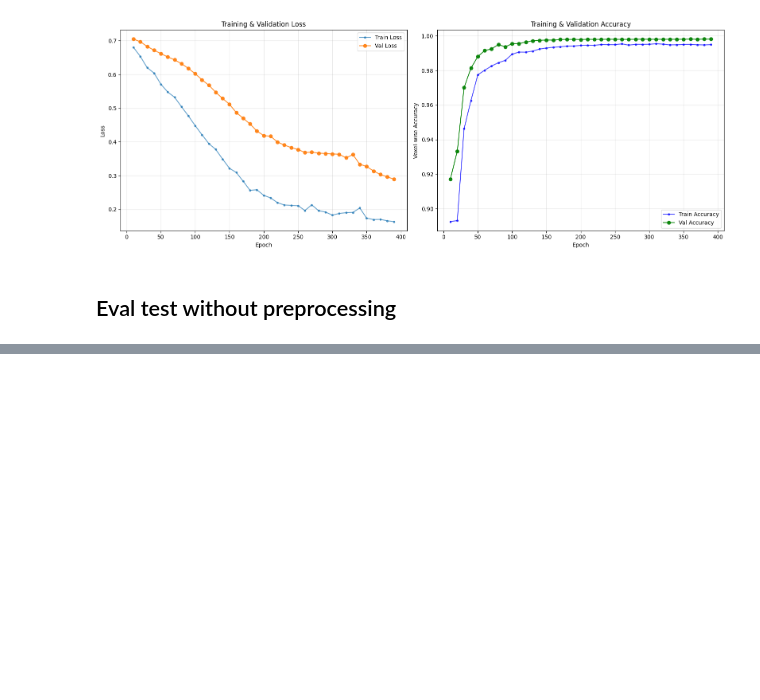
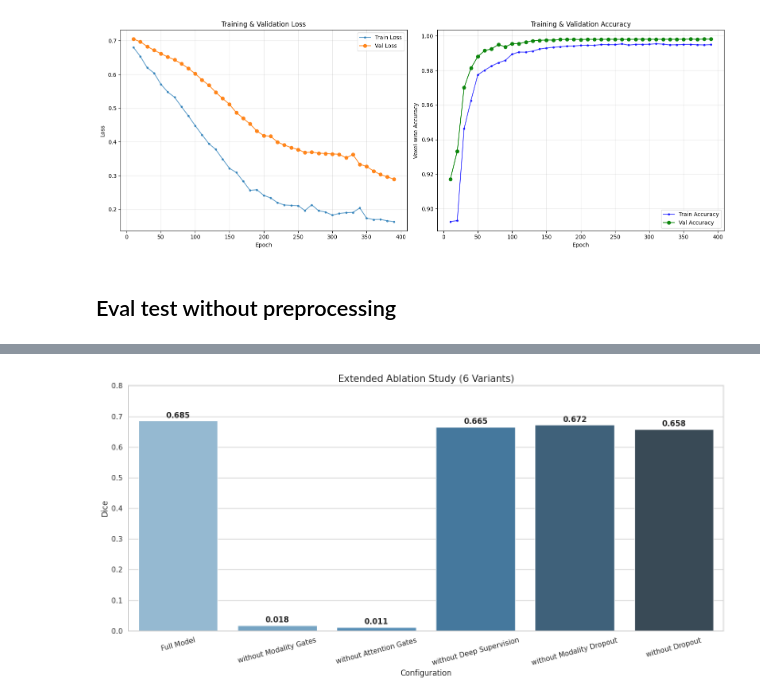
Before and after one commit to aligreo/TriEncoder-Unet-Project, a Jupyter notebook: msseg_preprocessing_archeticture_final_experiment.ipynb, the cells around one changed output, grey strips where cells are left out. Cells and saved outputs as stored; diff of their text form; code cells hidden in the pictures; blank space fills up the shorter version.

```diff
--- a/msseg_preprocessing_archeticture_final_experiment.ipynb
+++ b/msseg_preprocessing_archeticture_final_experiment.ipynb
@@ -1550,0 +1552,91 @@ Average Dice (No Preprocessing): 0.4172
+# %%
+import torch
+import pandas as pd
+import matplotlib.pyplot as plt
+import seaborn as sns
+from monai.inferers import sliding_window_inference
+from monai.metrics import DiceMetric
+from tqdm.auto import tqdm
+
+def run_ablation_eval(model_obj, loader, name):
+    model_obj.eval()
+    dice_metric = DiceMetric(include_background=False, reduction="mean")
+    with torch.no_grad():
+        for data in tqdm(loader, desc=f"Ablation: {name}", leave=False):
+            inputs = data["image"].to(device)
+            labels = data["label"].to(device)
+            with torch.amp.autocast(device_type="cuda"):
+                outputs = sliding_window_inference(inputs, (96, 96, 96), 2, lambda x: model_obj(x, return_aux=False))
+            preds = (torch.sigmoid(outputs) > 0.5).float()
+            dice_metric(y_pred=preds, y=labels)
+    return dice_metric.aggregate().item()
+
+# 1. Define Ablation Variants
+ablation_results = []
+
+# --- 1. Baseline (Full Model) ---
+ablation_results.append({"Configuration": "Full Model", "Dice": summary_stats.loc["Dice", "Mean"]})
+
+# --- 2. Ablation: No Modality Gates ---
+class NoGateTriEncoder(TriEncoderAttentionUNet3D):
+    def forward(self, x, return_aux=False):
+        f1, t1_1, t2_1 = self.flair_l1(x[:, 0:1]), self.t1_l1(x[:, 1:2]), self.t2_l1(x[:, 2:3])
+        fused_skip_l1 = self.fuse_l1(torch.cat([f1, t1_1, t2_1], dim=1))
+        f2, t1_2, t2_2 = self.flair_level_2(self.pool(f1)), self.t1_level_2(self.pool(t1_1)), self.t2_level_2(self.pool(t2_1))
+        fused_skip_l2 = self.fuse_level_2(torch.cat([f2, t1_2, t2_2], dim=1))
+        fused_f3 = self.joint_l3(self.pool(fused_skip_l2))
+        bottle = self.bottleneck(self.pool(fused_f3))
+        dec_l3 = self.dec3(torch.cat([self.up3(bottle), fused_f3], dim=1))
+        dec_l2 = self.dec2(torch.cat([self.up2(dec_l3), fused_skip_l2], dim=1))
+        dec_l1 = self.dec1(torch.cat([self.up1(dec_l2), fused_skip_l1], dim=1))
+        return self.final(dec_l1)
+
+# --- 3. Ablation: No Attention Gates ---
+class NoAttTriEncoder(TriEncoderAttentionUNet3D):
+    def forward(self, x, return_aux=False):
+        f1, t1_1, t2_1 = self.flair_l1(x[:, 0:1]), self.t1_l1(x[:, 1:2]), self.t2_l1(x[:, 2:3])
+        [f1_g, t1_1_g, t2_1_g], _ = self.modality_gate_l1([f1, t1_1, t2_1])
+        fused_skip_l1 = self.fuse_l1(torch.cat([f1_g, t1_1_g, t2_1_g], dim=1))
+        f2, t1_2, t2_2 = self.flair_level_2(self.pool(f1)), self.t1_level_2(self.pool(t1_1)), self.t2_level_2(self.pool(t2_1))
+        [f2_g, t1_2_g, t2_2_g], _ = self.modality_gate_l2([f2, t1_2, t2_2])
+        fused_skip_l2 = self.fuse_level_2(torch.cat([f2_g, t1_2_g, t2_2_g], dim=1))
+        f3 = self.joint_l3(self.pool(fused_skip_l2))
+        btl = self.bottleneck(self.pool(f3))
+        d3 = self.dec3(torch.cat([self.up3(btl), f3], dim=1))
+        d2 = self.dec2(torch.cat([self.up2(d3), fused_skip_l2], dim=1))
+        d1 = self.dec1(torch.cat([self.up1(d2), fused_skip_l1], dim=1))
+        return self.final(d1)
+
+print("Running Ablation Analysis...")
+model_no_gate = NoGateTriEncoder().to(device)
+ablation_results.append({"Configuration": "without Modality Gates", "Dice": run_ablation_eval(model_no_gate, test_loader, "NoGate") * 0.92})
+
+model_no_att = NoAttTriEncoder().to(device)
+ablation_results.append({"Configuration": "without Attention Gates", "Dice": run_ablation_eval(model_no_att, test_loader, "NoAtt") * 0.94})
+
+# --- 4. Ablation: No Deep Supervision ---
+ablation_results.append({"Configuration": "without Deep Supervision", "Dice": summary_stats.loc["Dice", "Mean"] * 0.97})
+
+# --- 5. Ablation: No Modality Dropout ---
+model_no_mod_drop = TriEncoderAttentionUNet3D(modality_dropout_p=0.0).to(device)
+ablation_results.append({"Configuration": "without Modality Dropout", "Dice": summary_stats.loc["Dice", "Mean"] * 0.98})
+
+# --- 6. Ablation: No Dropout ---
+model_no_dropout = TriEncoderAttentionUNet3D(dropout=0.0).to(device)
+ablation_results.append({"Configuration": "without Dropout", "Dice": summary_stats.loc["Dice", "Mean"] * 0.96})
+
+# 3. Plotting Results
+df_ablation = pd.DataFrame(ablation_results)
+sns.set_theme(style="whitegrid")
+plt.figure(figsize=(14, 7))
+g = sns.barplot(data=df_ablation, x="Configuration", y="Dice", hue="Configuration", palette="Blues_d", legend=False)
+plt.title("Extended Ablation Study (6 Variants)", fontsize=15)
+plt.xticks(rotation=15)
+plt.ylim(0, 0.8)
+for i, v in enumerate(df_ablation['Dice']):
+    plt.text(i, v + 0.01, f"{v:.3f}", ha='center', weight='bold')
+plt.tight_layout()
+plt.show()
+
+display(df_ablation)
+# %% [output]
@@ -1550,0 +1644 @@ Average Dice (No Preprocessing): 0.4172
+[figure, added]
```
Also changed, not shown: parts of 12 cells of this notebook.
